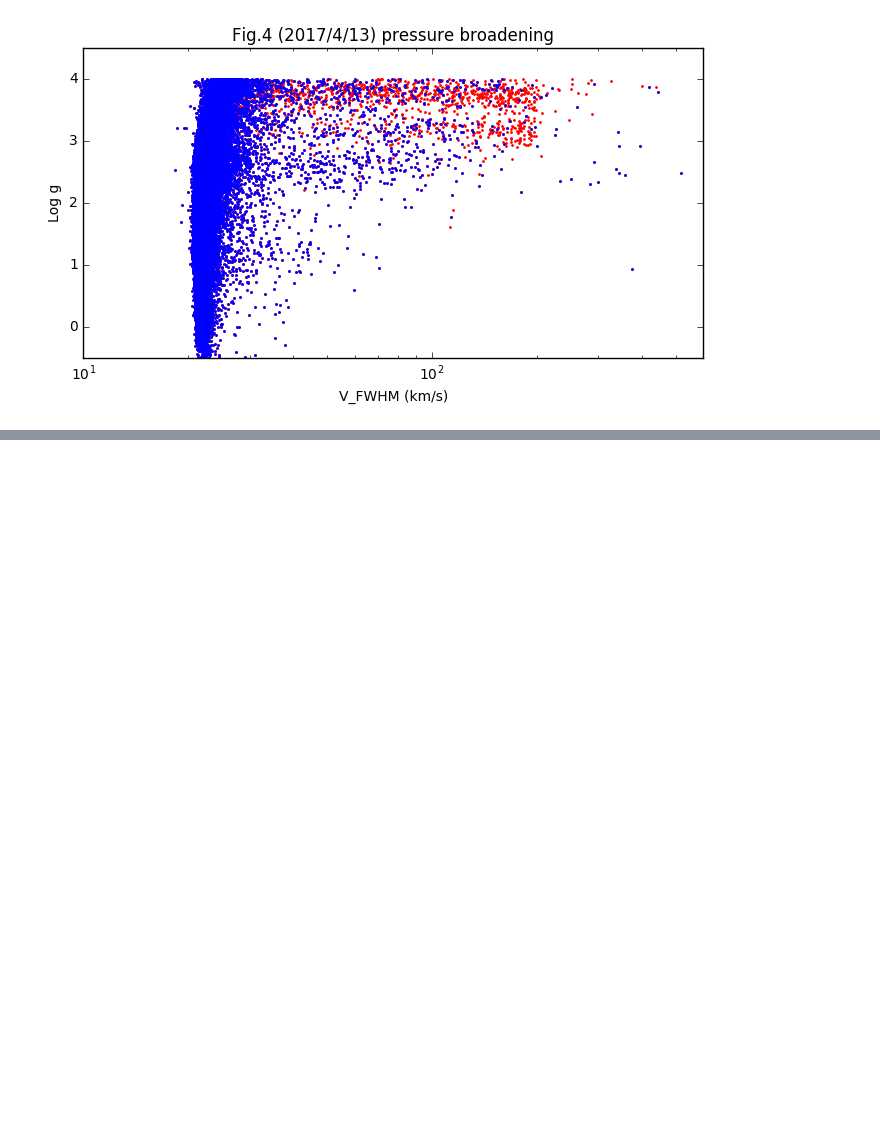
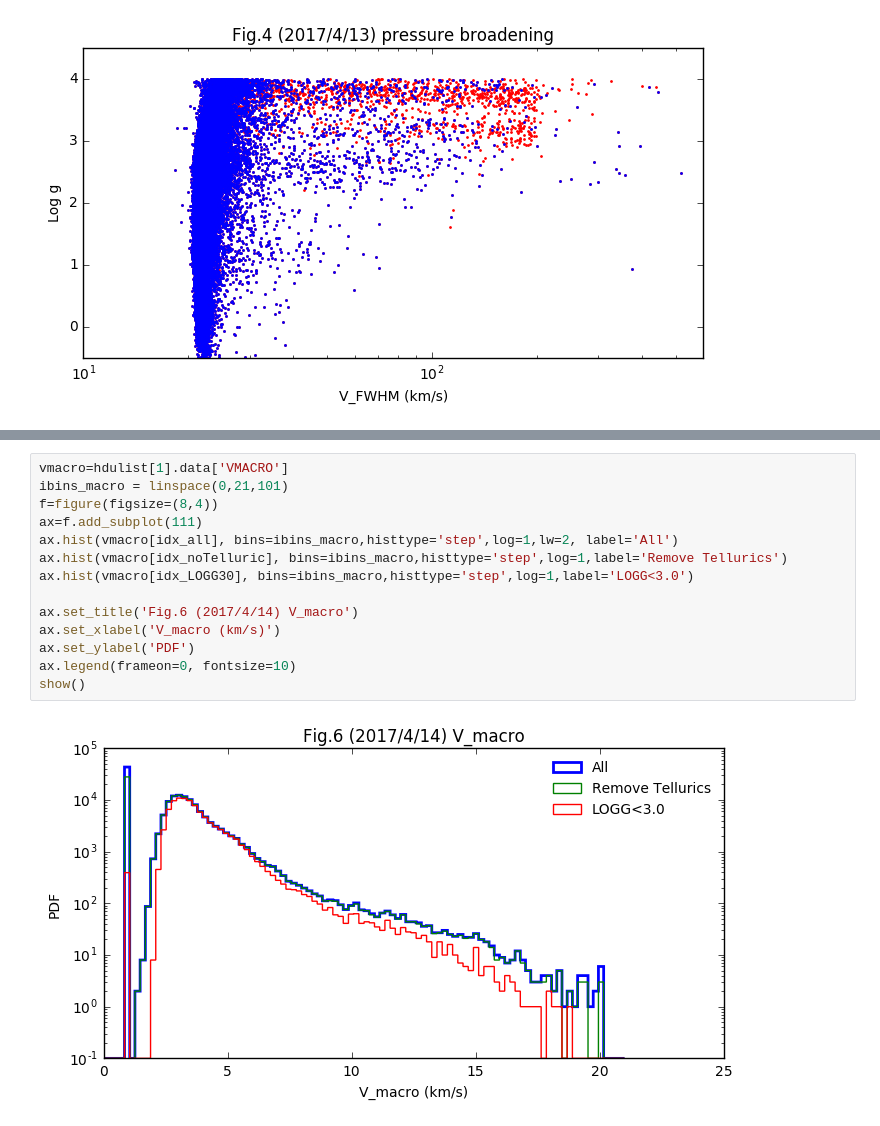
Before and after one commit to liuxx479/MW-BHs, a Jupyter notebook: plot-BHstars.ipynb, the cells around one changed output, grey strips where cells are left out. Cells and saved outputs as stored; diff of their text form; blank space fills up the shorter version.

```diff
--- a/plot-BHstars.ipynb
+++ b/plot-BHstars.ipynb
@@ -139,0 +154,16 @@ show()
+# %%
+vmacro=hdulist[1].data['VMACRO']
+ibins_macro = linspace(0,21,101)
+f=figure(figsize=(8,4))
+ax=f.add_subplot(111)
+ax.hist(vmacro[idx_all], bins=ibins_macro,histtype='step',log=1,lw=2, label='All')
+ax.hist(vmacro[idx_noTelluric], bins=ibins_macro,histtype='step',log=1,label='Remove Tellurics')
+ax.hist(vmacro[idx_LOGG30], bins=ibins_macro,histtype='step',log=1,label='LOGG<3.0')
+
+ax.set_title('Fig.6 (2017/4/14) V_macro')
+ax.set_xlabel('V_macro (km/s)')
+ax.set_ylabel('PDF')
+ax.legend(frameon=0, fontsize=10)
+show()
+# %% [output]
+[figure, added]
```
Also changed, not shown: parts of 5 cells of this notebook.
